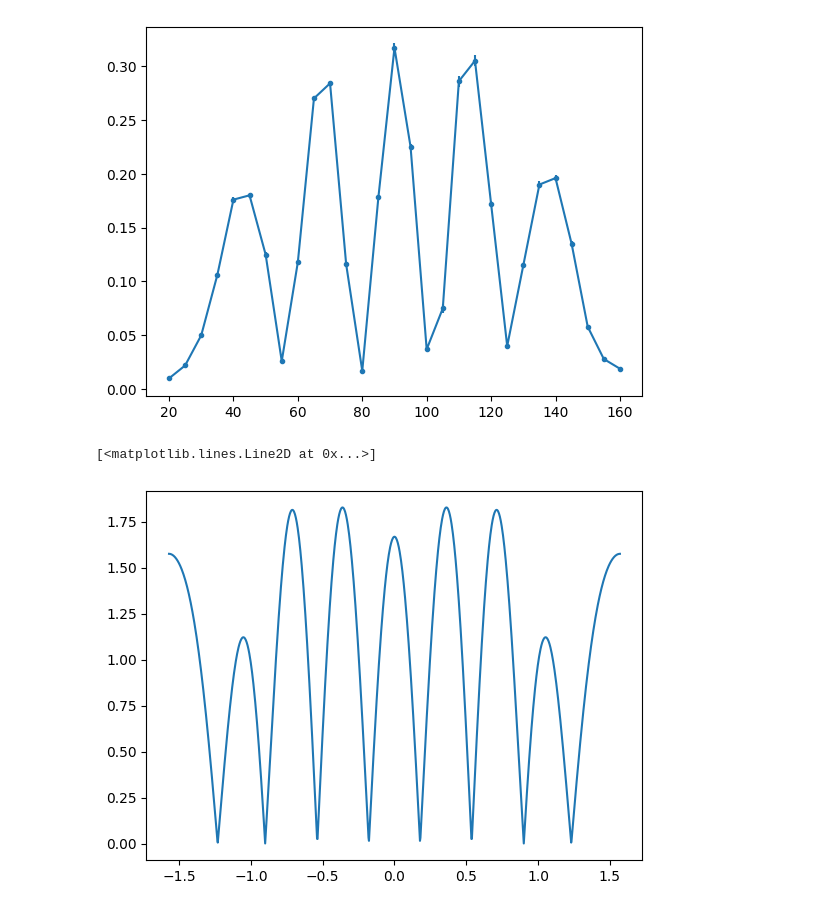
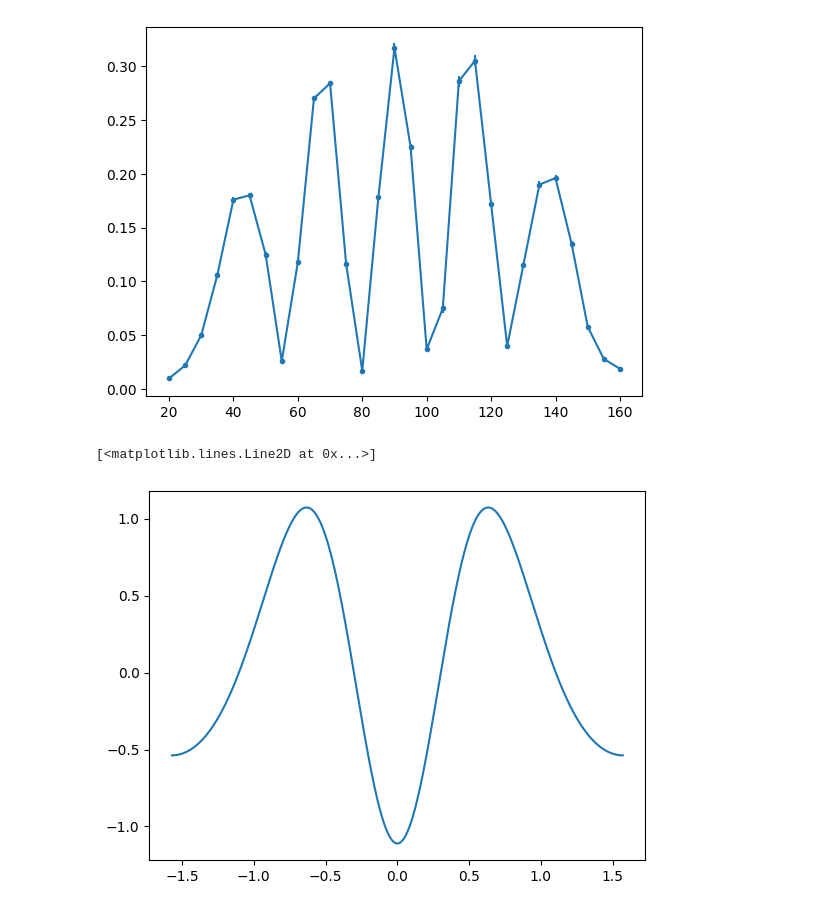
Before and after one commit to CarminatiGiovanni/LaboratorioFisica2, a Jupyter notebook: 20240509micoonde/doppia_fenditura_young.ipynb, the cells around one changed output. Cells and saved outputs as stored; diff of their text form; code cells hidden in the pictures.

```diff
--- a/20240509micoonde/doppia_fenditura_young.ipynb
+++ b/20240509micoonde/doppia_fenditura_young.ipynb
@@ -27,22 +27,25 @@ plt.show()
 # %% [output]
 [figure]
 # %%
-def interferenza(θ,R,d,k): # somma campi E1,E2
+def interferenza(θ,R,d,k,A): # somma campi E1,E2
     r1 = jnp.sqrt((R*jnp.sin(θ)-d/2)**2 + (R*jnp.cos(θ))**2)
     r2 = jnp.sqrt((R*jnp.sin(θ)+d/2)**2 + (R*jnp.cos(θ))**2)
     # print(r1,r2)
 
-    E1 = jnp.cos(k*r1)/r1
-    E2 = jnp.cos(k*r2)/r2
+    E1 = A*jnp.cos(k*r1)/r1
+    E2 = A*jnp.cos(k*r2)/r2
+
+    cos1phi = (R**2 + r1**2 - (d/2)**2) / (2*R*r1)
+    cos2phi = (R**2 + r2**2 - (d/2)**2) / (2*R*r2)
 
     # print(E1,E2)
     # return R*jnp.sin(k*θ)/θ
-    return jnp.abs(E1 + E2)
+    return E1 * cos1phi + E2 * cos2phi
 
 x = np.linspace(-np.pi/2,np.pi/2,1000)
-y = interferenza(x,1,1,20)
+y = interferenza(x,1,0.05,2*np.pi/0.03,1)
 
 plt.plot(x,y)
 # %% [output]
 [<matplotlib.lines.Line2D at 0x...>]
-[figure, old version]
+[figure, new version]
```
Also changed, not shown: 1 other file.
